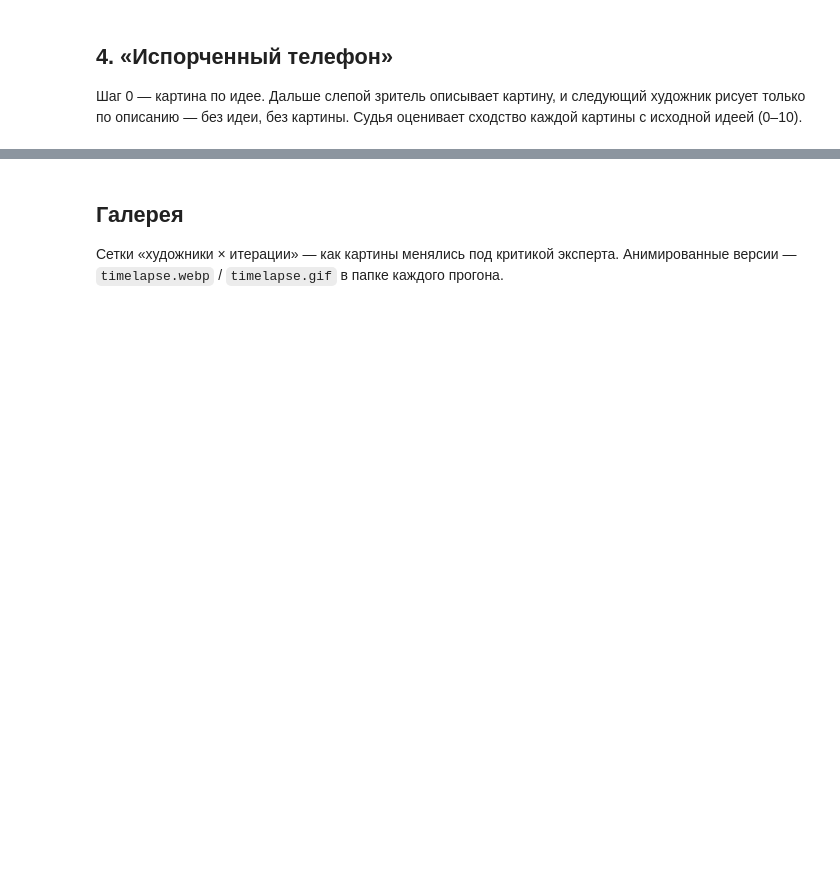
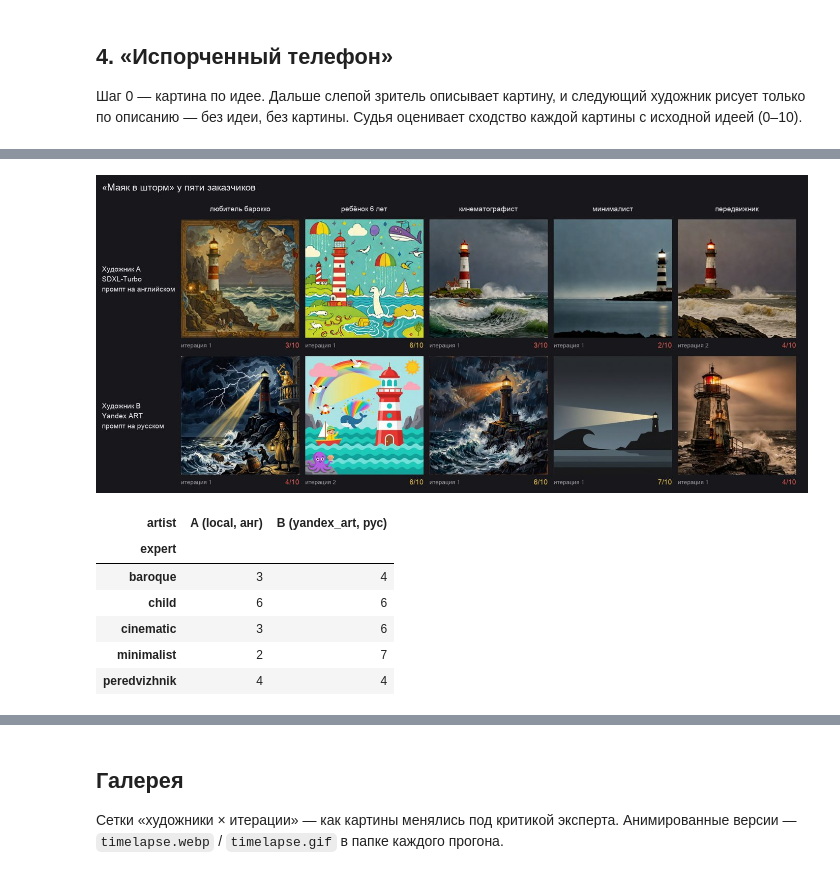
Before and after one commit to MaksHarunzhin/Agent-Artist, a Jupyter notebook: Agent_Artist.ipynb, the cells around one changed output, grey strips where cells are left out. Saved outputs shown, nothing was run; the diff lists cells and outputs as text; code cells hidden in the pictures; blank space fills up the shorter version.

```diff
--- a/Agent_Artist.ipynb
+++ b/Agent_Artist.ipynb
@@ -243,0 +351,15 @@ for strip in sorted(TELEPHONE.glob("*/telephone.png")):
+# %%
+show(RUNS / "clients" / "clients.png")
+clients = scores[scores.run.str.startswith(str(RUNS / "clients"))]
+if not clients.empty:
+    display(clients.assign(expert=clients.run.str.split("/").str[2])
+            .pivot_table(index="expert", columns="artist", values="score", aggfunc="max"))
+# %% [output]
+[figure, added]
+| artist | A (local, анг) | B (yandex_art, рус) |
+| expert |  |  |
+| baroque | 3 | 4 |
+| child | 6 | 6 |
+| cinematic | 3 | 6 |
+| minimalist | 2 | 7 |
+| peredvizhnik | 4 | 4 |
```
Also changed, not shown: parts of 15 cells of this notebook.
